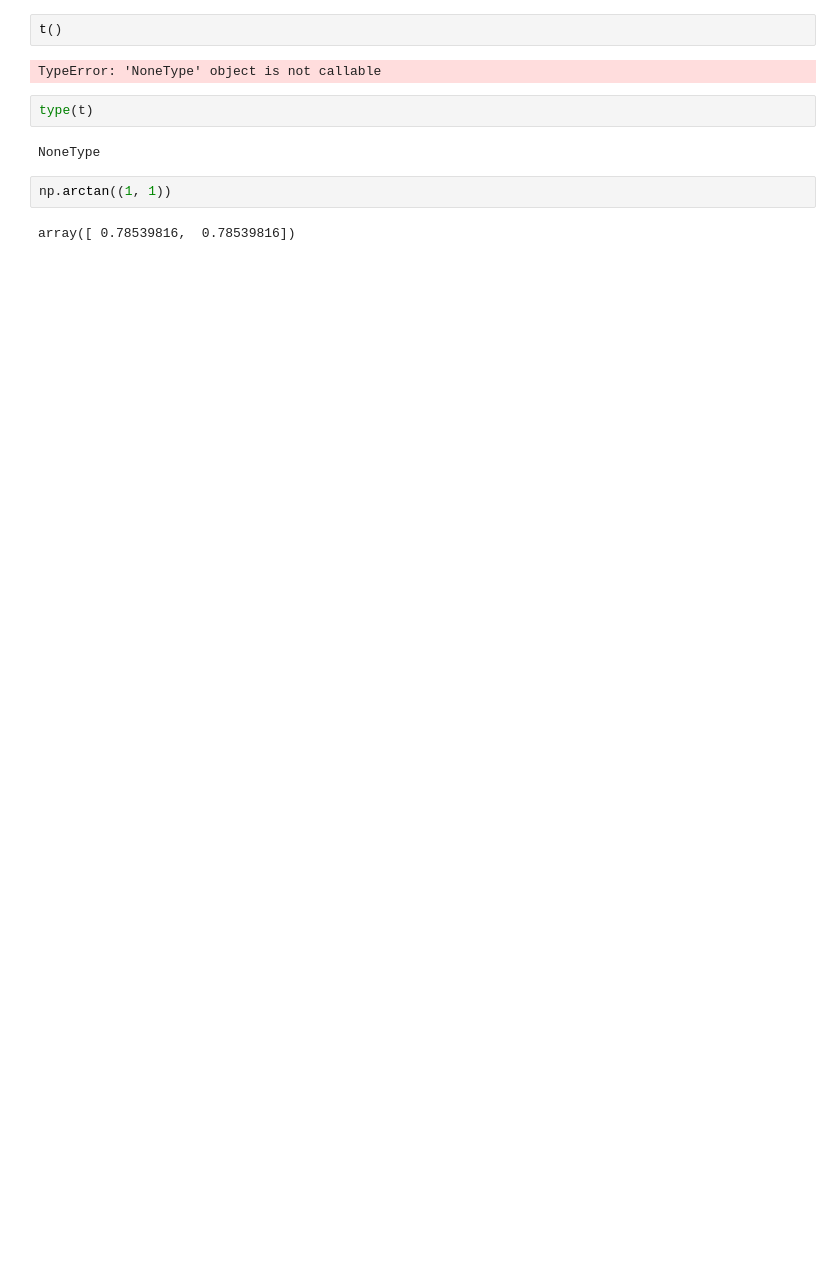
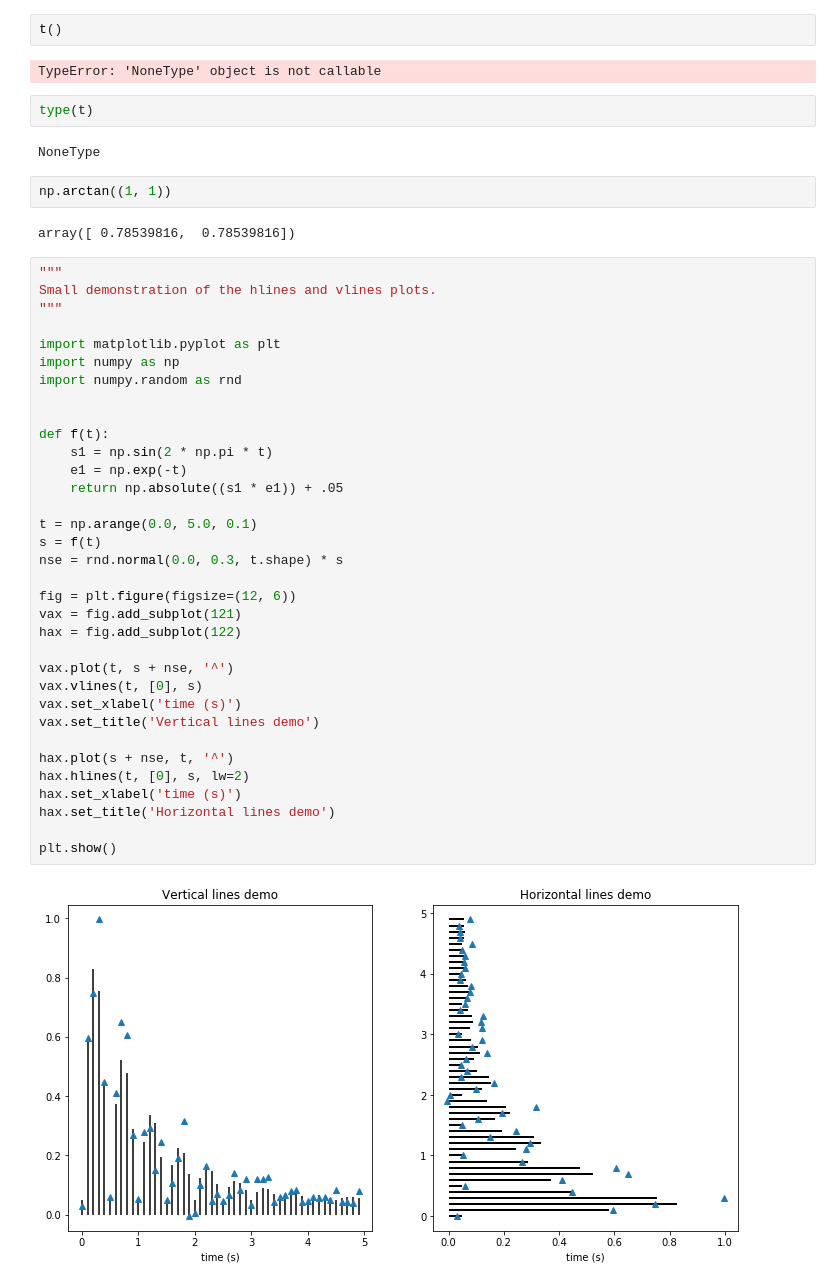
Before and after one commit to jonasagx/nephos, a Jupyter notebook: notebooks/buffer.ipynb, the cells around one changed output. Drawn from its saved outputs; the diff is of its cells as text; blank space fills up the shorter version.

```diff
--- a/notebooks/buffer.ipynb
+++ b/notebooks/buffer.ipynb
@@ -291,3 +306,39 @@ NoneType
 np.arctan((1, 1))
 # %% [output]
 array([ 0.78539816,  0.78539816])
+# %%
+"""
+Small demonstration of the hlines and vlines plots.
+"""
+
+import matplotlib.pyplot as plt
+import numpy as np
+import numpy.random as rnd
+
+
+def f(t):
+    s1 = np.sin(2 * np.pi * t)
+    e1 = np.exp(-t)
+    return np.absolute((s1 * e1)) + .05
+
+t = np.arange(0.0, 5.0, 0.1)
+s = f(t)
+nse = rnd.normal(0.0, 0.3, t.shape) * s
+
+fig = plt.figure(figsize=(12, 6))
+vax = fig.add_subplot(121)
+hax = fig.add_subplot(122)
+
+vax.plot(t, s + nse, '^')
+vax.vlines(t, [0], s)
+vax.set_xlabel('time (s)')
+vax.set_title('Vertical lines demo')
+
+hax.plot(s + nse, t, '^')
+hax.hlines(t, [0], s, lw=2)
+hax.set_xlabel('time (s)')
+hax.set_title('Horizontal lines demo')
+
+plt.show()
+# %% [output]
+[figure, added]
```
Also changed, not shown: parts of 2 cells of this notebook, 1 other file.
